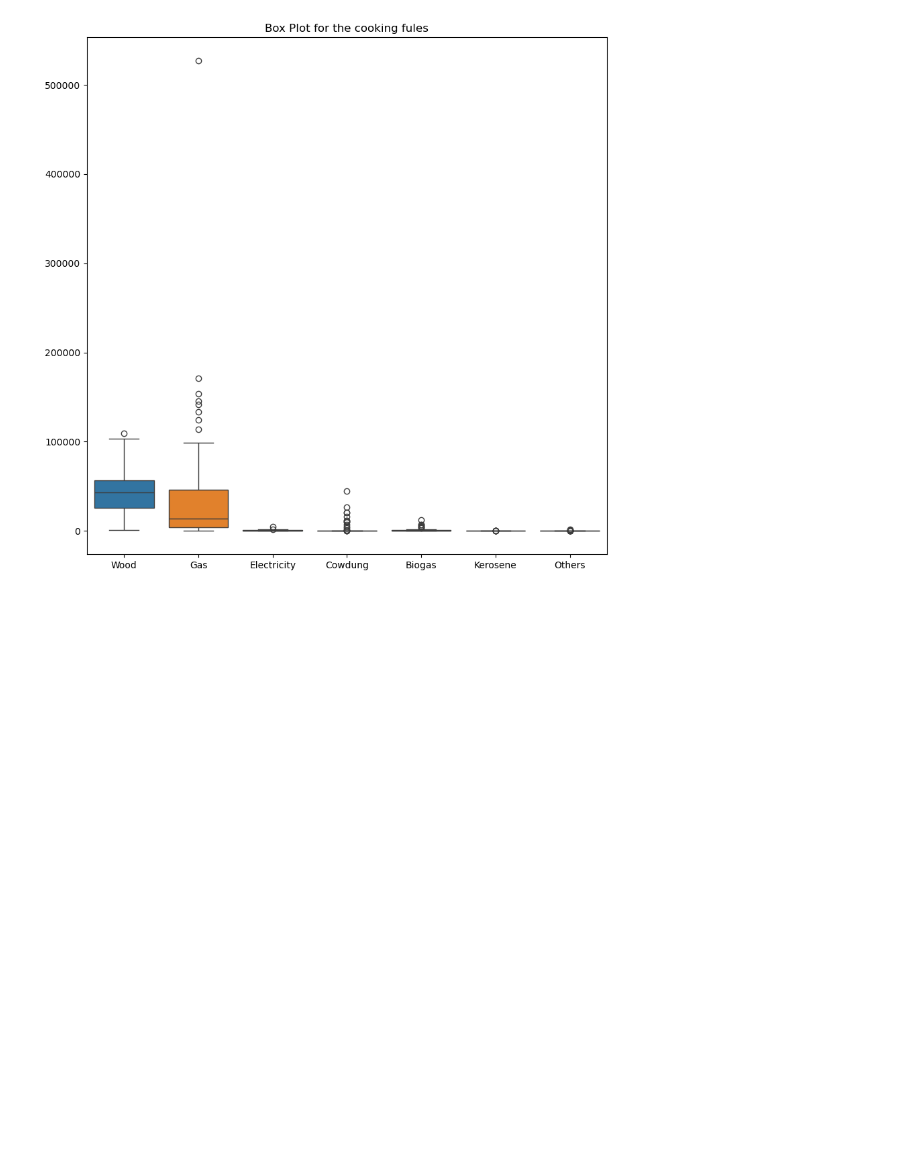
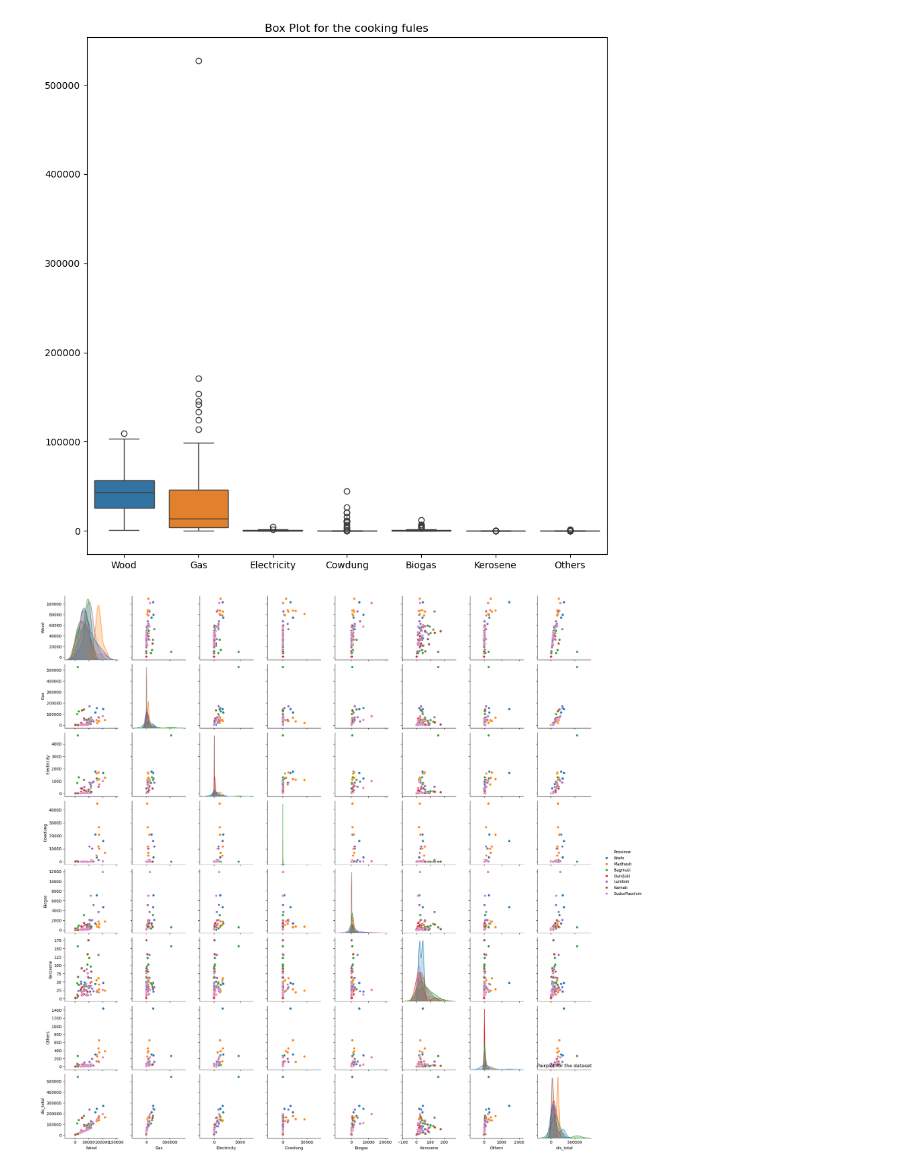
Before and after one commit to whoamisafal/cooking_fules_analysis, a Jupyter notebook: main.ipynb, the cells around one changed output. Drawn from its saved outputs; the diff is of its cells as text; code cells hidden in the pictures; blank space fills up the shorter version.

```diff
--- a/main.ipynb
+++ b/main.ipynb
@@ -245,3 +263,11 @@ plt.title("Box Plot for the cooking fules")
 plt.show()
 # %% [output]
 [figure]
+# %%
+# pairplot for each fules
+
+sns.pairplot(data,hue="Province")
+plt.title("Pairplot for the dataset")
+plt.show()
+# %% [output]
+[figure, added]
```
Also changed, not shown: parts of 10 cells of this notebook.
